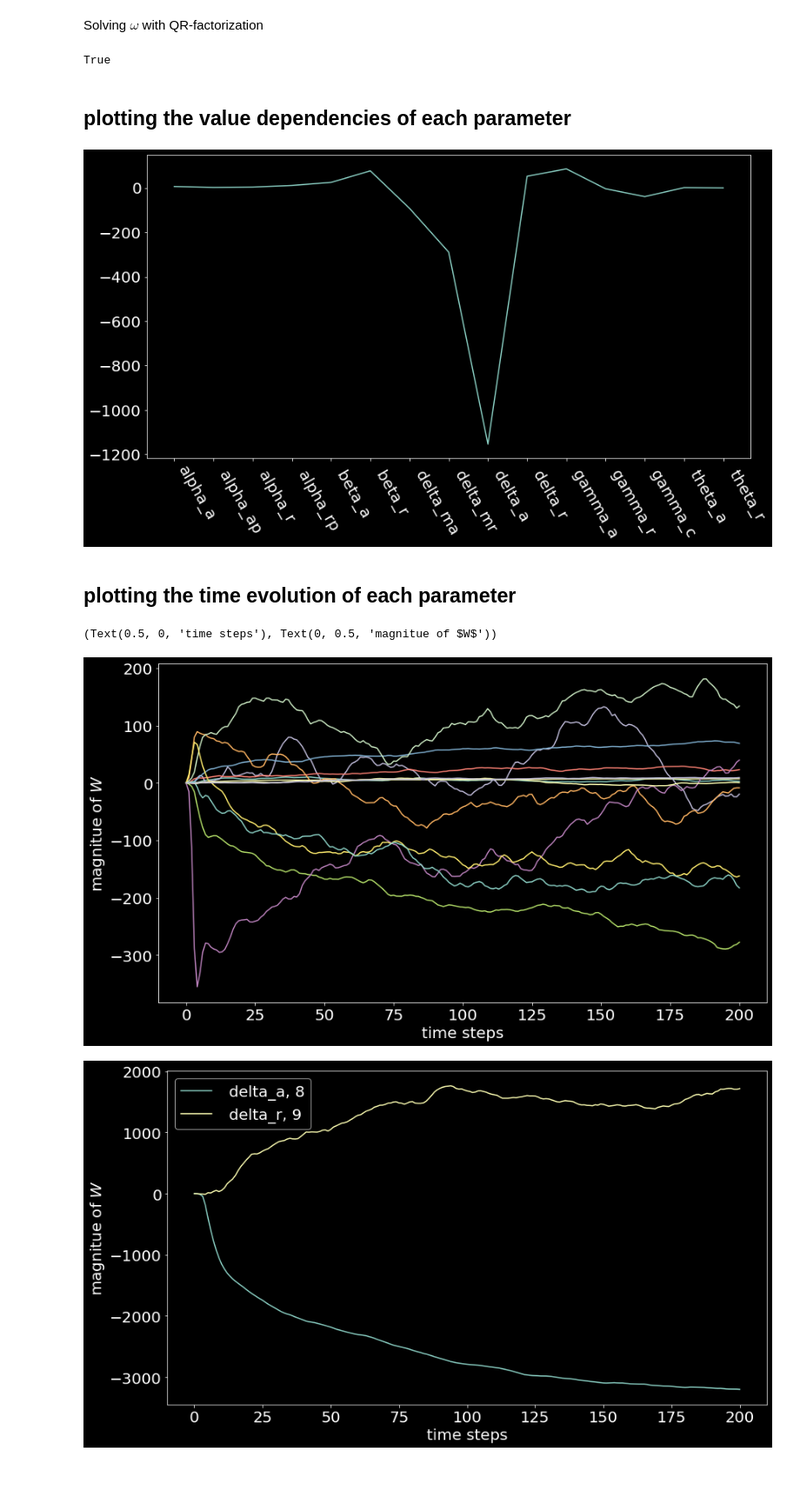
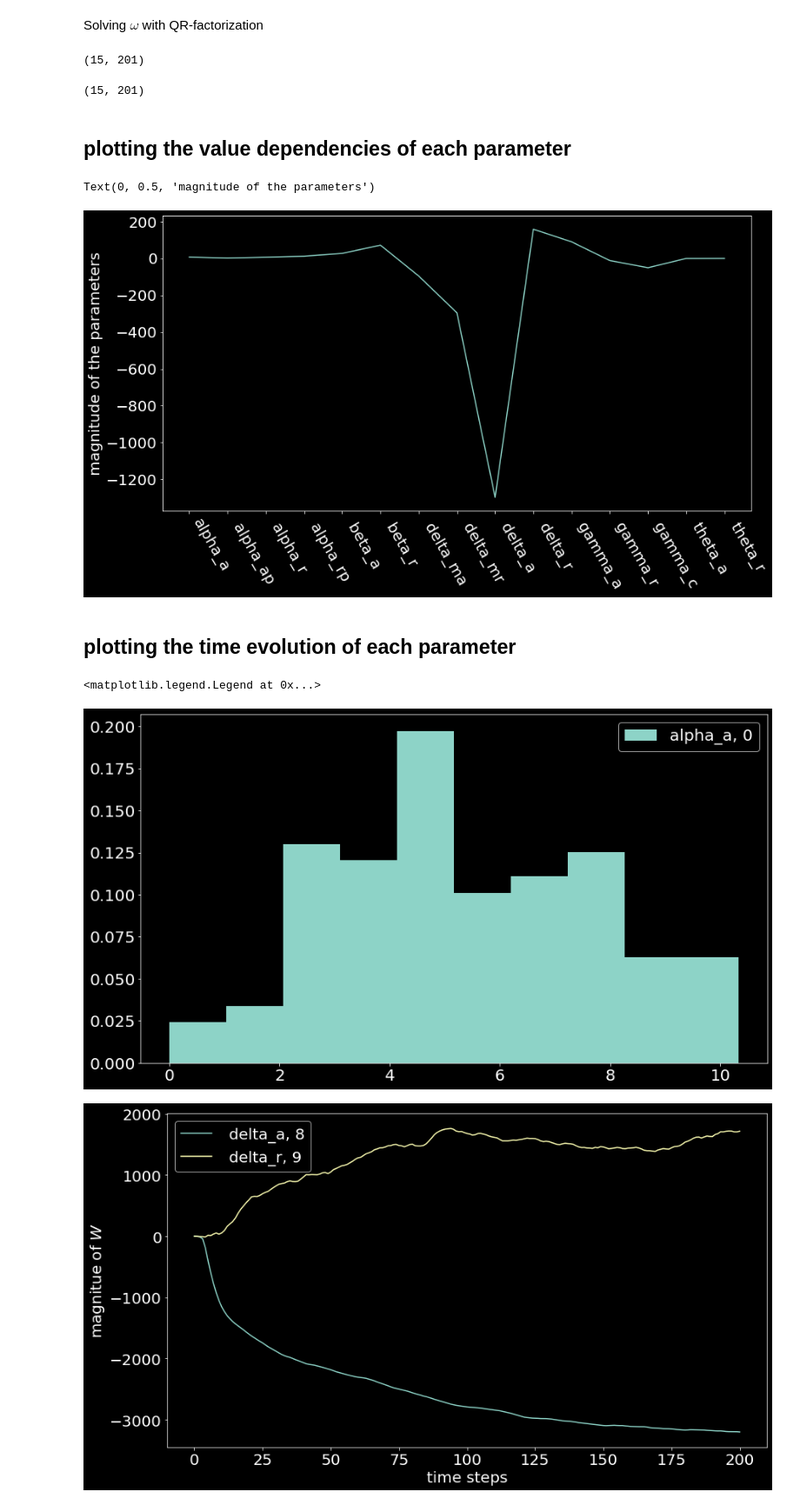
Before and after one commit to SunAndClouds/BlackyCat, a Jupyter notebook: Project BC.ipynb, the cells around one changed output. Shown: that part at 87% size. Saved outputs shown, nothing was run; the diff lists cells and outputs as text; code cells hidden in the pictures; blank space fills up the shorter version.

Commit message:
.
Some added histogram

```diff
--- a/Project BC.ipynb
+++ b/Project BC.ipynb
@@ -78,10 +79,16 @@ condition number with QR: 3147.0
 Solving $\omega$ with QR-factorization
 # %%
 W_qr = solve(R, Q.T@X)
-np.allclose(W_qr, W_normal)
-W
+assert np.allclose(W_qr, W_normal)
+W_qr.shape
 # %% [output]
-True
+(15, 201)
+# %%
+W_pinv = pinv(theta)@X
+assert np.allclose(W_pinv, W_normal)
+W_pinv.shape
+# %% [output]
+(15, 201)
 # %% [markdown]
 ## plotting the value dependencies of each parameter
 # %%
@@ -90,24 +97,27 @@ parameter_labels = [word for word in labels.split(sep=",")]
 
 fig, ax = plt.subplots(figsize=(14, 8))
 
-j = 10 # choose between 0 - 14
-ax.plot(parameter_labels, W[:,j])
+j = np.random.choice(range(14)) # choose between 0 - 14
+ax.plot(parameter_labels, W_qr[:,j])
 fig.autofmt_xdate(rotation=-60, ha="left")
+ax.set_ylabel("magnitude of the parameters")
 # %% [output]
+Text(0, 0.5, 'magnitude of the parameters')
-[figure, old version]
+[figure, new version]
 # %% [markdown]
 ## plotting the time evolution of each parameter
 # %%
 # choose an integer between 0 - 14
-[plt.plot(W[i,:], label=f"{parameter_labels[i]}, {i}")
- for i in [0,1,2,3,4,5,6,7,10,11,12,13,14]
-]
+i = np.random.choice(range(14))
+# plt.plot(W_qr[i], label=f"{parameter_labels[i]}, {i}")
+plt.hist(W_qr[i], density=True, label=f"{parameter_labels[i]}, {i}")
 
-# for line in [7,  75, 137]:
-#     plt.axvline(x=line, color="white")
-# plt.legend()
-plt.xlabel("time steps"), plt.ylabel("magnitue of $W$")
+# # [plt.plot(W_qr[i], label=f"{parameter_labels[i]}, {i}")
+# #  for i in [0,1,2,3,4,5,6,7,10,11,12,13,14]
+# # ]
+plt.legend()
+# plt.xlabel("time steps"), plt.ylabel("magnitue of $W$")
 # %% [output]
-(Text(0.5, 0, 'time steps'), Text(0, 0.5, 'magnitue of $W$'))
+<matplotlib.legend.Legend at 0x...>
-[figure, old version]
+[figure, new version]
 # %%
```
Also changed, not shown: parts of 6 cells of this notebook.
